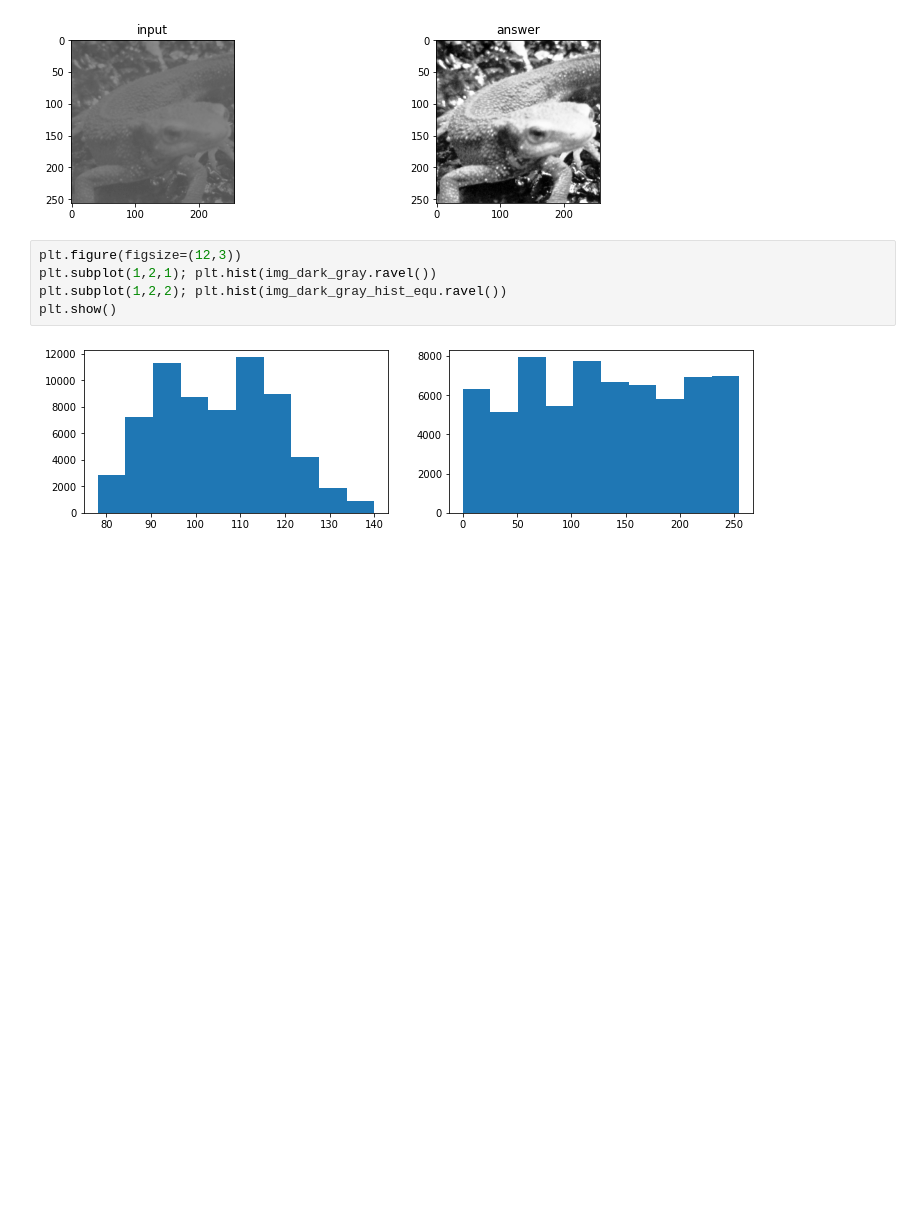
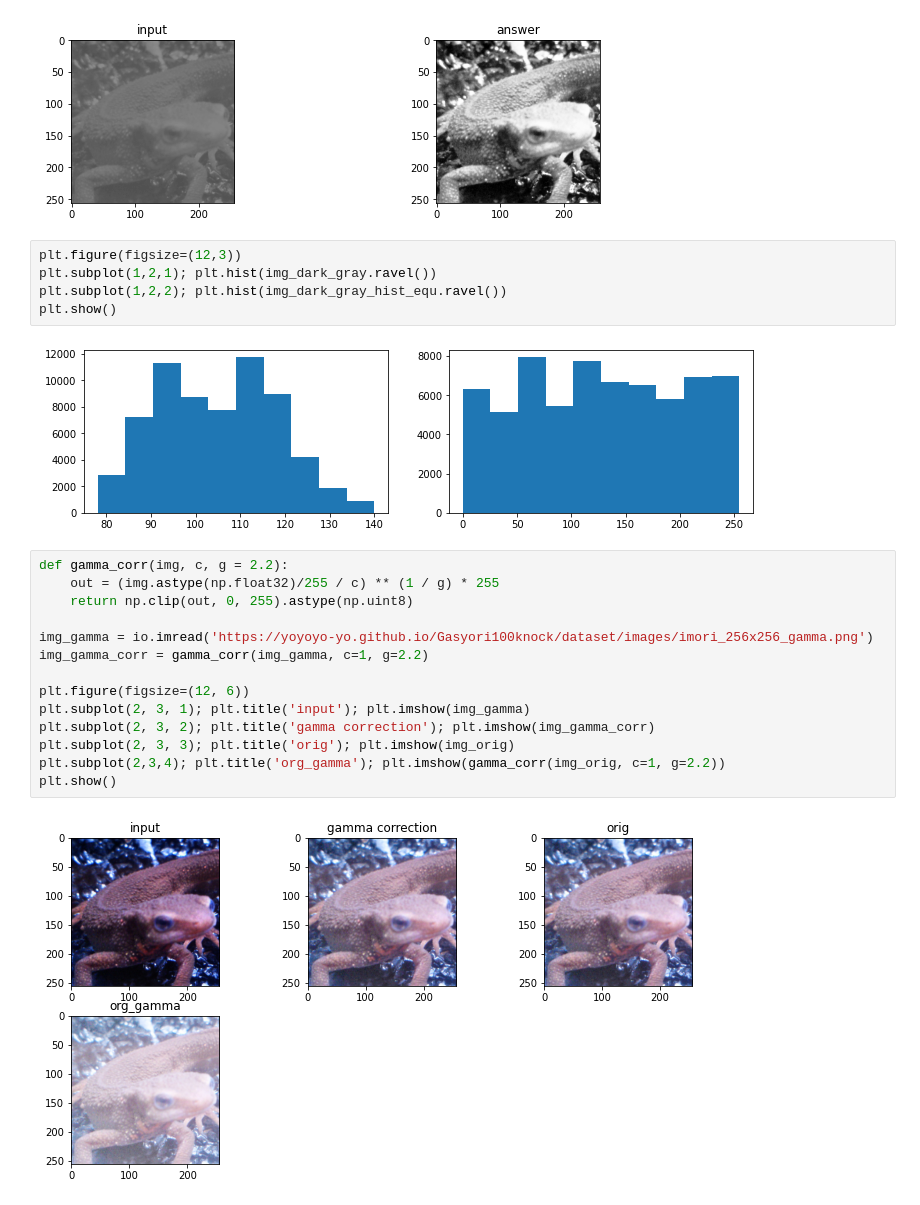
Before and after one commit to azugxi7374/garakuta222, a Jupyter notebook: 004_gazo/008.ipynb, the cells around one changed output. Drawn from its saved outputs; the diff is of its cells as text; blank space fills up the shorter version.

```diff
--- a/004_gazo/008.ipynb
+++ b/004_gazo/008.ipynb
@@ -214,3 +214,19 @@ plt.subplot(1,2,2); plt.hist(img_dark_gray_hist_equ.ravel())
 plt.show()
 # %% [output]
 [figure]
+# %%
+def gamma_corr(img, c, g = 2.2):
+    out = (img.astype(np.float32)/255 / c) ** (1 / g) * 255
+    return np.clip(out, 0, 255).astype(np.uint8)
+
+img_gamma = io.imread('https://yoyoyo-yo.github.io/Gasyori100knock/dataset/images/imori_256x256_gamma.png')
+img_gamma_corr = gamma_corr(img_gamma, c=1, g=2.2)
+
+plt.figure(figsize=(12, 6))
+plt.subplot(2, 3, 1); plt.title('input'); plt.imshow(img_gamma)
+plt.subplot(2, 3, 2); plt.title('gamma correction'); plt.imshow(img_gamma_corr)
+plt.subplot(2, 3, 3); plt.title('orig'); plt.imshow(img_orig)
+plt.subplot(2,3,4); plt.title('org_gamma'); plt.imshow(gamma_corr(img_orig, c=1, g=2.2))
+plt.show()
+# %% [output]
+[figure, added]
```
Also changed, not shown: parts of 1 cell of this notebook.
